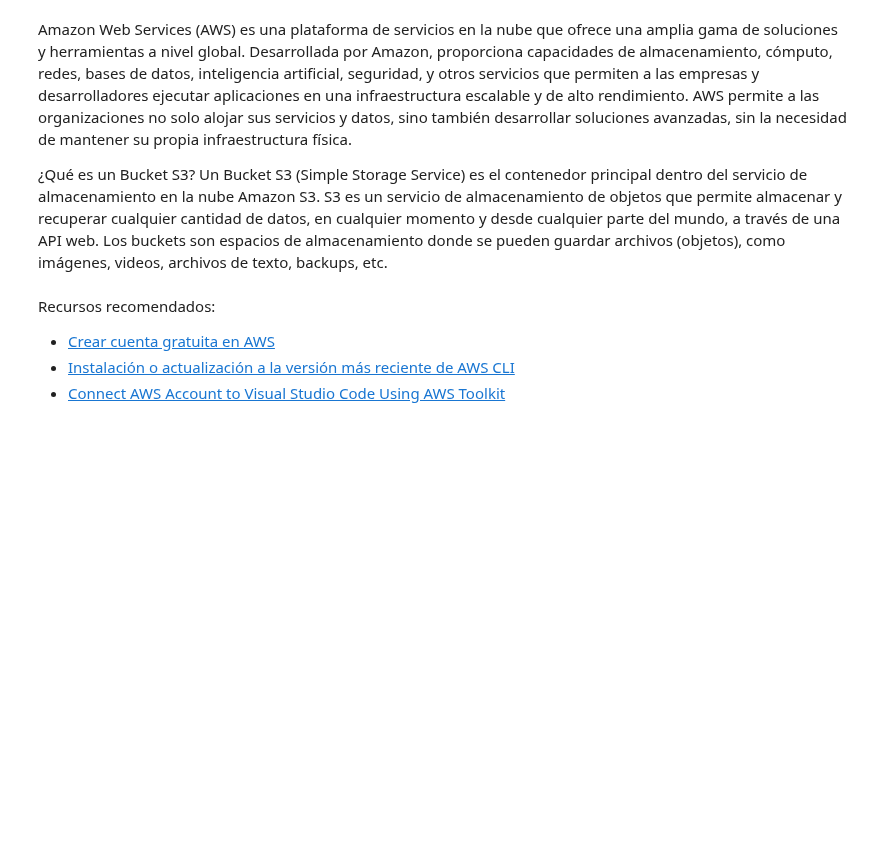
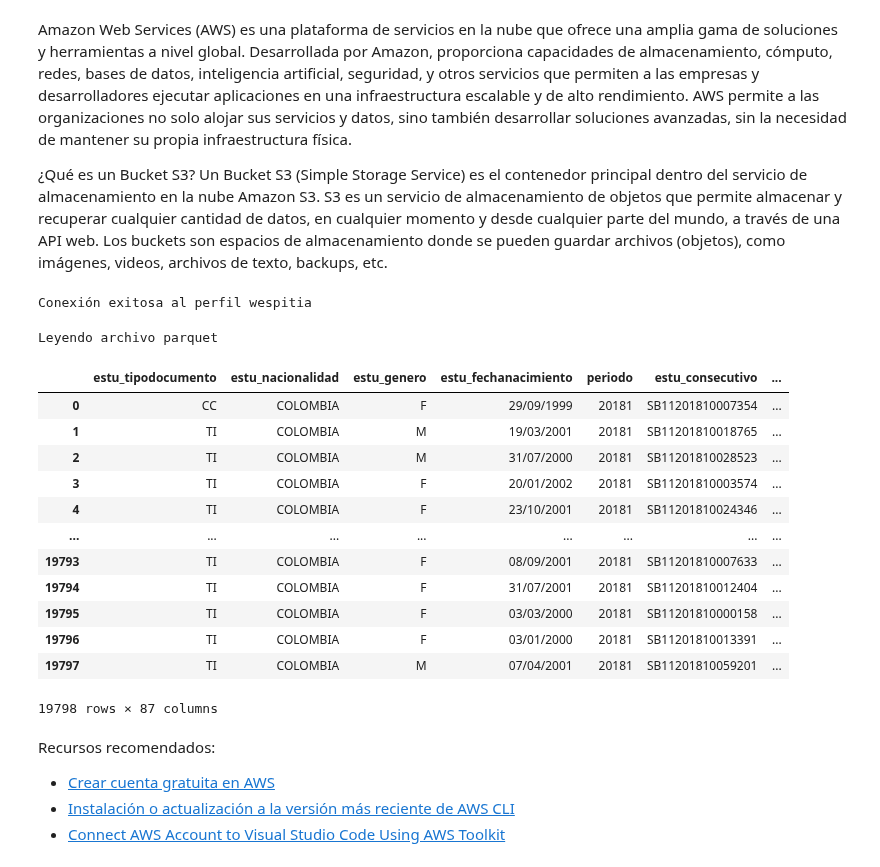
Before and after one commit to wespitia9/AVDV3-219, a Jupyter notebook: Modulo_1-Tecnicas_Avanzadas_de_Analisis_de_Datos/Modulo-1_dev.ipynb, the cells around one changed output. Cells and saved outputs as stored; diff of their text form; code cells hidden in the pictures; blank space fills up the shorter version.

```diff
--- a/Modulo_1-Tecnicas_Avanzadas_de_Analisis_de_Datos/Modulo-1_dev.ipynb
+++ b/Modulo_1-Tecnicas_Avanzadas_de_Analisis_de_Datos/Modulo-1_dev.ipynb
@@ -403,3 +408,31 @@ Un Bucket S3 (Simple Storage Service) es el contenedor principal dentro del serv
+# %%
+boto3.setup_default_session(profile_name = 'wespitia')
+print("Conexión exitosa al perfil wespitia")
+# %% [output]
+Conexión exitosa al perfil wespitia
+# %%
+path_s3 = 's3://resultadosicfes/Saber_11_2018-1.parquet'
+print(f"Leyendo archivo parquet")
+
+df_resultados_2018_1 = wr.s3.read_parquet(path=path_s3)
+# %% [output]
+Leyendo archivo parquet
+# %%
+df_resultados_2018_1
+# %% [output]
+|  | estu_tipodocumento | estu_nacionalidad | estu_genero | estu_fechanacimiento | periodo | estu_consecutivo | ... |
+| 0 | CC | COLOMBIA | F | 29/09/1999 | 20181 | SB11201810007354 | ... |
+| 1 | TI | COLOMBIA | M | 19/03/2001 | 20181 | SB11201810018765 | ... |
+| 2 | TI | COLOMBIA | M | 31/07/2000 | 20181 | SB11201810028523 | ... |
+| 3 | TI | COLOMBIA | F | 20/01/2002 | 20181 | SB11201810003574 | ... |
+| 4 | TI | COLOMBIA | F | 23/10/2001 | 20181 | SB11201810024346 | ... |
+| ... | ... | ... | ... | ... | ... | ... | ... |
+| 19793 | TI | COLOMBIA | F | 08/09/2001 | 20181 | SB11201810007633 | ... |
+| 19794 | TI | COLOMBIA | F | 31/07/2001 | 20181 | SB11201810012404 | ... |
+| 19795 | TI | COLOMBIA | F | 03/03/2000 | 20181 | SB11201810000158 | ... |
+| 19796 | TI | COLOMBIA | F | 03/01/2000 | 20181 | SB11201810013391 | ... |
+| 19797 | TI | COLOMBIA | M | 07/04/2001 | 20181 | SB11201810059201 | ... |
+19798 rows × 87 columns
 # %% [markdown]
 Recursos recomendados:
 
```
Also changed, not shown: parts of 2 cells of this notebook.
